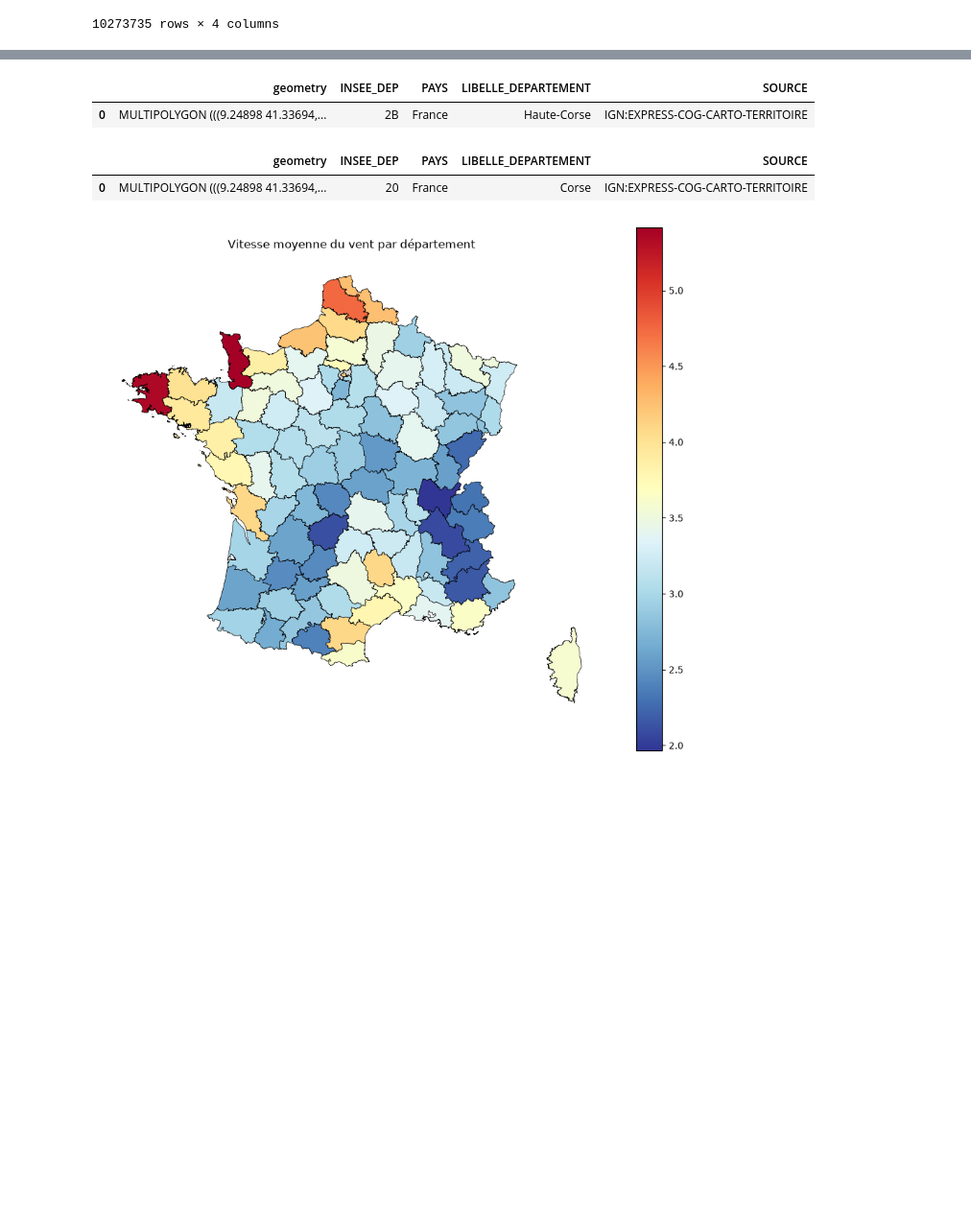
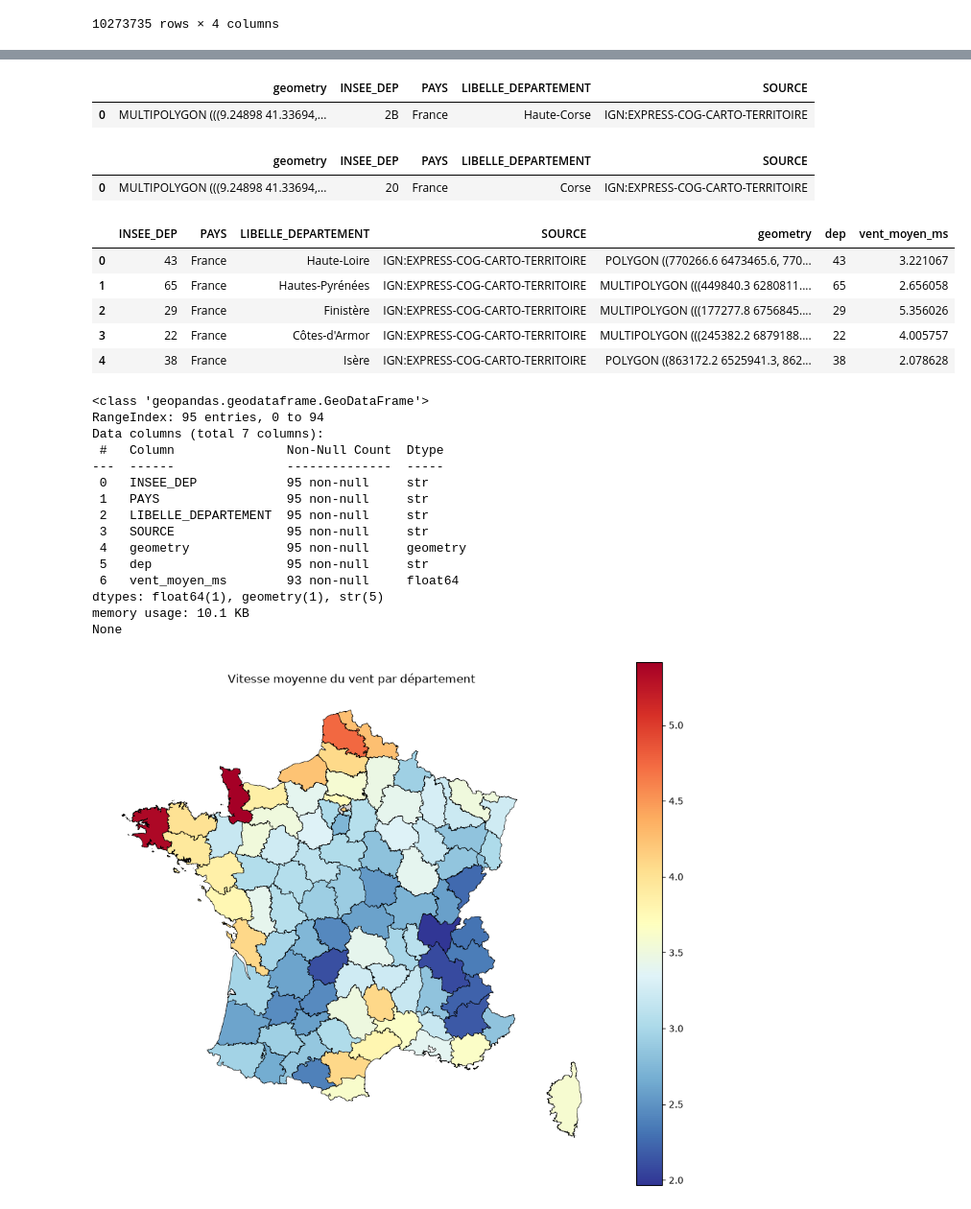
Before and after one commit to jadevalade2/projet_python_datascience_2AS1, a Jupyter notebook: recuperation_donnees_france_meteo.ipynb, the cells around one changed output, grey strips where cells are left out. Shown at 96% size. Saved outputs shown, nothing was run; the diff lists cells and outputs as text; code cells hidden in the pictures; blank space fills up the shorter version.

```diff
--- a/recuperation_donnees_france_meteo.ipynb
+++ b/recuperation_donnees_france_meteo.ipynb
@@ -292,13 +314,11 @@ visualisation map géo
 !pip install PyYAML --quiet
 !pip install cartiflette --quiet
 
-import geopandas as gpd
+# import geopandas as gpd
 import matplotlib.pyplot as plt
 from cartiflette import carti_download
 
 donnee_vent_moyen_ms = df_final1.groupby('dep')['vent_moyen_ms'].mean().reset_index()
-
-
 
 departements = carti_download(
     values="France",
@@ -310,7 +330,8 @@ departements = carti_download(
     year=2022
 )
 departements = departements.drop(columns=["POPULATION"])
-# On fusionne les géométries de la Corse
+
+### On fusionne les géométries des départments Corse
 corse = departements[departements["INSEE_DEP"].isin(["2A", "2B"])].dissolve()
 
 display(corse)
@@ -322,11 +343,11 @@ corse["LIBELLE_DEPARTEMENT"] = "Corse"
 
 display(corse)
 
-# Retirer les deux anciennes lignes
+### On retire les deux anciennes lignes
 departements = departements[~departements["INSEE_DEP"].isin(["2A", "2B"])]
 
 
-# Réintégrer la Corse sous le code 20
+### On intègre la Corse sous le code département 20
 departements = pd.concat(
     [departements, corse],
     ignore_index=True
@@ -341,10 +362,14 @@ carte = departements_metropole.merge(
     left_on="INSEE_DEP",
     right_on="dep",
     how="left"
+
 )
-# display(carte)
+### On change le système de coordonnées en système Lambert-93
+
 carte = carte.to_crs(2154)
-# display(carte)
+display(carte.head())
+print(carte.info())
+
 
 carte.plot(
     column="vent_moyen_ms",
@@ -363,5 +396,26 @@ plt.show()
 |  | geometry | INSEE_DEP | PAYS | LIBELLE_DEPARTEMENT | SOURCE |
 | 0 | MULTIPOLYGON (((9.24898 41.33694,... | 2B | France | Haute-Corse | IGN:EXPRESS-COG-CARTO-TERRITOIRE |
 |  | geometry | INSEE_DEP | PAYS | LIBELLE_DEPARTEMENT | SOURCE |
 | 0 | MULTIPOLYGON (((9.24898 41.33694,... | 20 | France | Corse | IGN:EXPRESS-COG-CARTO-TERRITOIRE |
+|  | INSEE_DEP | PAYS | LIBELLE_DEPARTEMENT | SOURCE | geometry | dep | vent_moyen_ms |
+| 0 | 43 | France | Haute-Loire | IGN:EXPRESS-COG-CARTO-TERRITOIRE | POLYGON ((770266.6 6473465.6, 770... | 43 | 3.221067 |
+| 1 | 65 | France | Hautes-Pyrénées | IGN:EXPRESS-COG-CARTO-TERRITOIRE | MULTIPOLYGON (((449840.3 6280811.... | 65 | 2.656058 |
+| 2 | 29 | France | Finistère | IGN:EXPRESS-COG-CARTO-TERRITOIRE | MULTIPOLYGON (((177277.8 6756845.... | 29 | 5.356026 |
+| 3 | 22 | France | Côtes-d'Armor | IGN:EXPRESS-COG-CARTO-TERRITOIRE | MULTIPOLYGON (((245382.2 6879188.... | 22 | 4.005757 |
+| 4 | 38 | France | Isère | IGN:EXPRESS-COG-CARTO-TERRITOIRE | POLYGON ((863172.2 6525941.3, 862... | 38 | 2.078628 |
+<class 'geopandas.geodataframe.GeoDataFrame'>
+RangeIndex: 95 entries, 0 to 94
+Data columns (total 7 columns):
+ #   Column               Non-Null Count  Dtype
+---  ------               --------------  -----
+ 0   INSEE_DEP            95 non-null     str
+ 1   PAYS                 95 non-null     str
+ 2   LIBELLE_DEPARTEMENT  95 non-null     str
+ 3   SOURCE               95 non-null     str
+ 4   geometry             95 non-null     geometry
+ 5   dep                  95 non-null     str
+ 6   vent_moyen_ms        93 non-null     float64
+dtypes: float64(1), geometry(1), str(5)
+memory usage: 10.1 KB
+None
 [figure]
```
Also changed, not shown: parts of 5 cells of this notebook.
